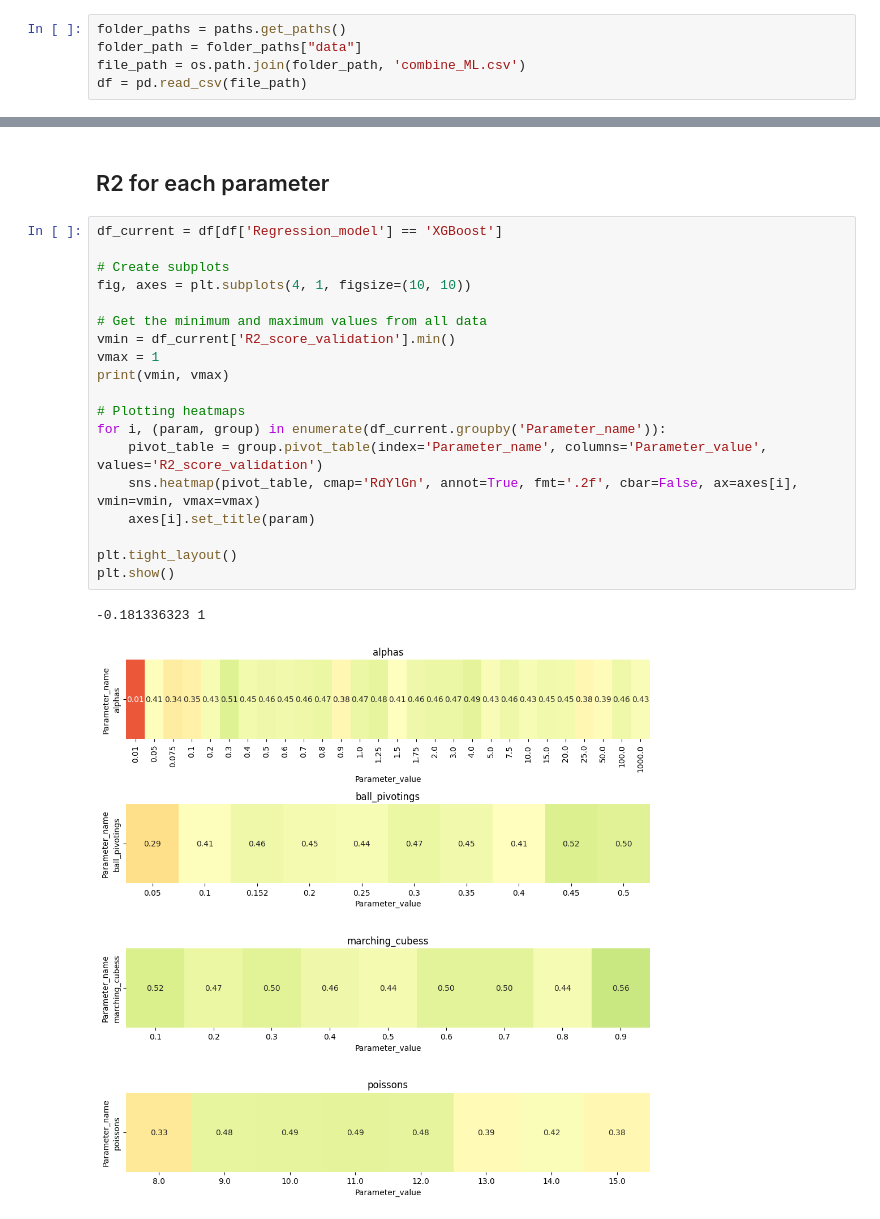
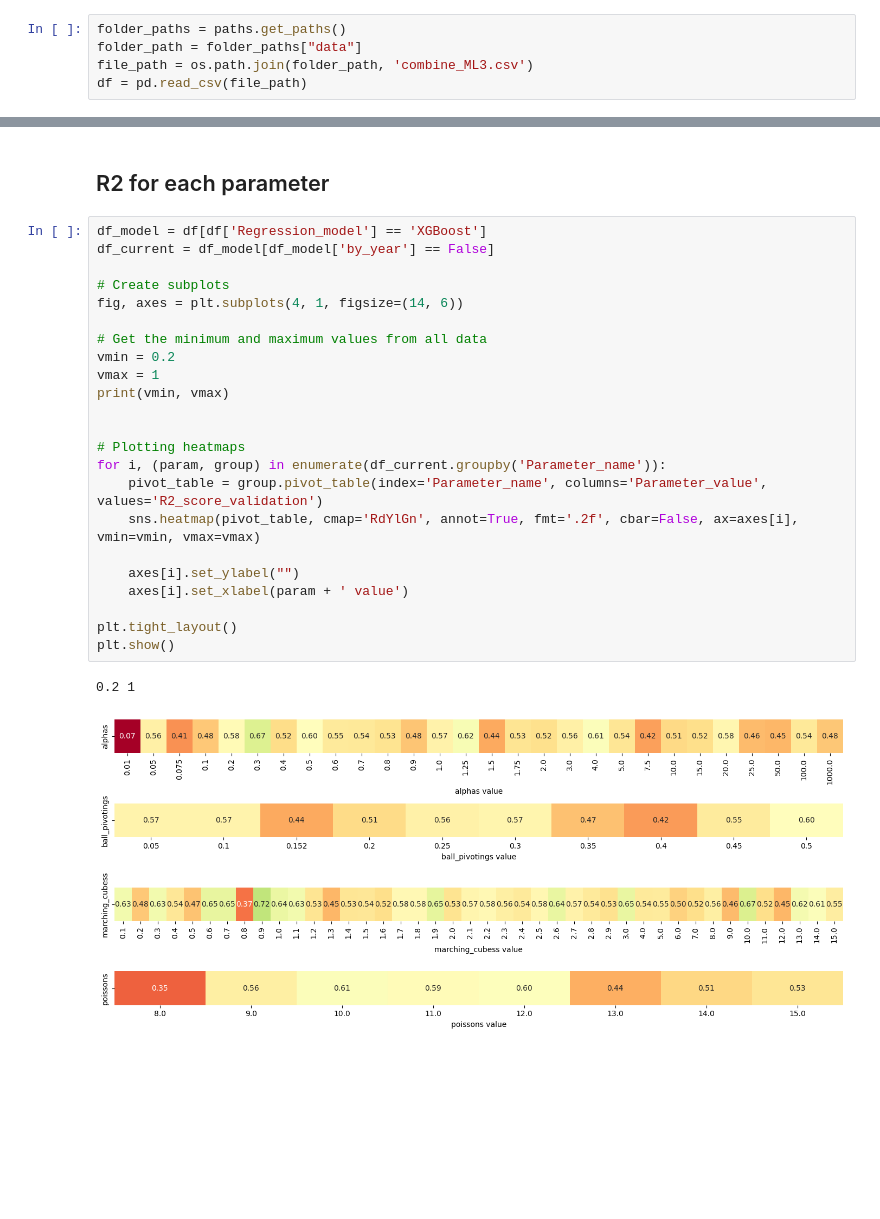
Before and after one commit to peppermint-ice/dbscanning_310, a Jupyter notebook: temp/plot_r2.ipynb, the cells around one changed output, grey strips where cells are left out. Drawn from its saved outputs; the diff is of its cells as text; blank space fills up the shorter version.

```diff
--- a/temp/plot_r2.ipynb
+++ b/temp/plot_r2.ipynb
@@ -14,7 +14,7 @@ import os
 # %%
 folder_paths = paths.get_paths()
 folder_path = folder_paths["data"]
-file_path = os.path.join(folder_path, 'combine_ML.csv')
+file_path = os.path.join(folder_path, 'combine_ML3.csv')
 df = pd.read_csv(file_path)
 # %%
 print(df)
@@ -41,24 +41,28 @@ print(df)
 # %% [markdown]
 ## R2 for each parameter
 # %%
-df_current = df[df['Regression_model'] == 'XGBoost']
+df_model = df[df['Regression_model'] == 'XGBoost']
+df_current = df_model[df_model['by_year'] == False]
 
 # Create subplots
-fig, axes = plt.subplots(4, 1, figsize=(10, 10))
+fig, axes = plt.subplots(4, 1, figsize=(14, 6))
 
 # Get the minimum and maximum values from all data
-vmin = df_current['R2_score_validation'].min()
+vmin = 0.2
 vmax = 1
 print(vmin, vmax)
+
 
 # Plotting heatmaps
 for i, (param, group) in enumerate(df_current.groupby('Parameter_name')):
     pivot_table = group.pivot_table(index='Parameter_name', columns='Parameter_value', values='R2_score_validation')
     sns.heatmap(pivot_table, cmap='RdYlGn', annot=True, fmt='.2f', cbar=False, ax=axes[i], vmin=vmin, vmax=vmax)
-    axes[i].set_title(param)
+
+    axes[i].set_ylabel("")
+    axes[i].set_xlabel(param + ' value')
 
 plt.tight_layout()
 plt.show()
 # %% [output]
--0.181336323 1
+0.2 1
-[figure, old version]
+[figure, new version]
```
Also changed, not shown: parts of 1 cell of this notebook, 8 other files.
